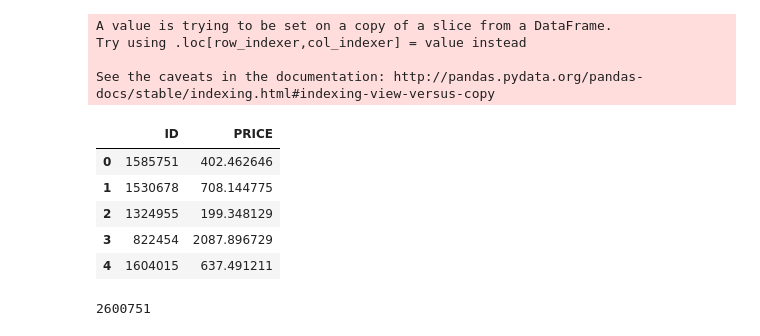
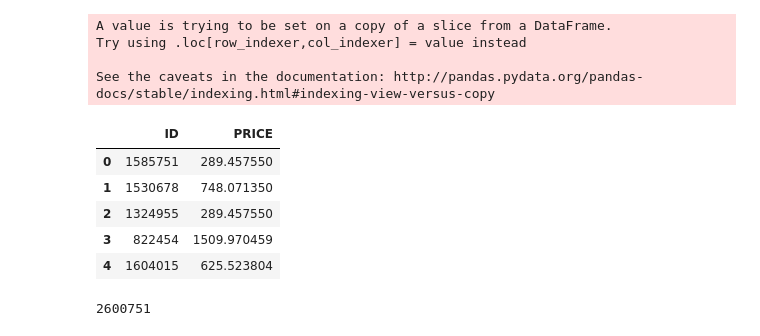
Before and after one commit to faizanahemad/ML_hackathon_2019, a Jupyter notebook: Model.ipynb, the cells around one changed output. Cells and saved outputs as stored; diff of their text form; code cells hidden in the pictures.

Commit message:
gl used model

```diff
--- a/Model.ipynb
+++ b/Model.ipynb
@@ -327,7 +331,8 @@ Epoch 4/5
 # %%
 X_test = df_test['text_encoded'].values
+X_test_gl = df_test[gl_cols]
 X_test = sequence.pad_sequences(X_test, maxlen=maxlen)
-y_preds = model.predict(X_test)
+y_preds = model.predict([X_test,X_test_gl])
 
 df_results = df_test[['ID']]
 df_results['PRICE'] = y_preds
@@ -338,14 +343,14 @@ Try using .loc[row_indexer,col_indexer] = value instead
 See the caveats in the documentation: http://pandas.pydata.org/pandas-docs/stable/indexing.html#indexing-view-versus-copy
 # %%
 df_results.head()
-df_results.to_csv("baseline-2.csv",index=False)
+df_results.to_csv("baseline-3.csv",index=False)
 # %% [output]
 |  | ID | PRICE |
-| 0 | 1585751 | 402.462646 |
-| 1 | 1530678 | 708.144775 |
-| 2 | 1324955 | 199.348129 |
-| 3 | 822454 | 2087.896729 |
-| 4 | 1604015 | 637.491211 |
+| 0 | 1585751 | 289.457550 |
+| 1 | 1530678 | 748.071350 |
+| 2 | 1324955 | 289.457550 |
+| 3 | 822454 | 1509.970459 |
+| 4 | 1604015 | 625.523804 |
 # %%
 model.count_params()
 
```
Also changed, not shown: parts of 2 cells of this notebook.
